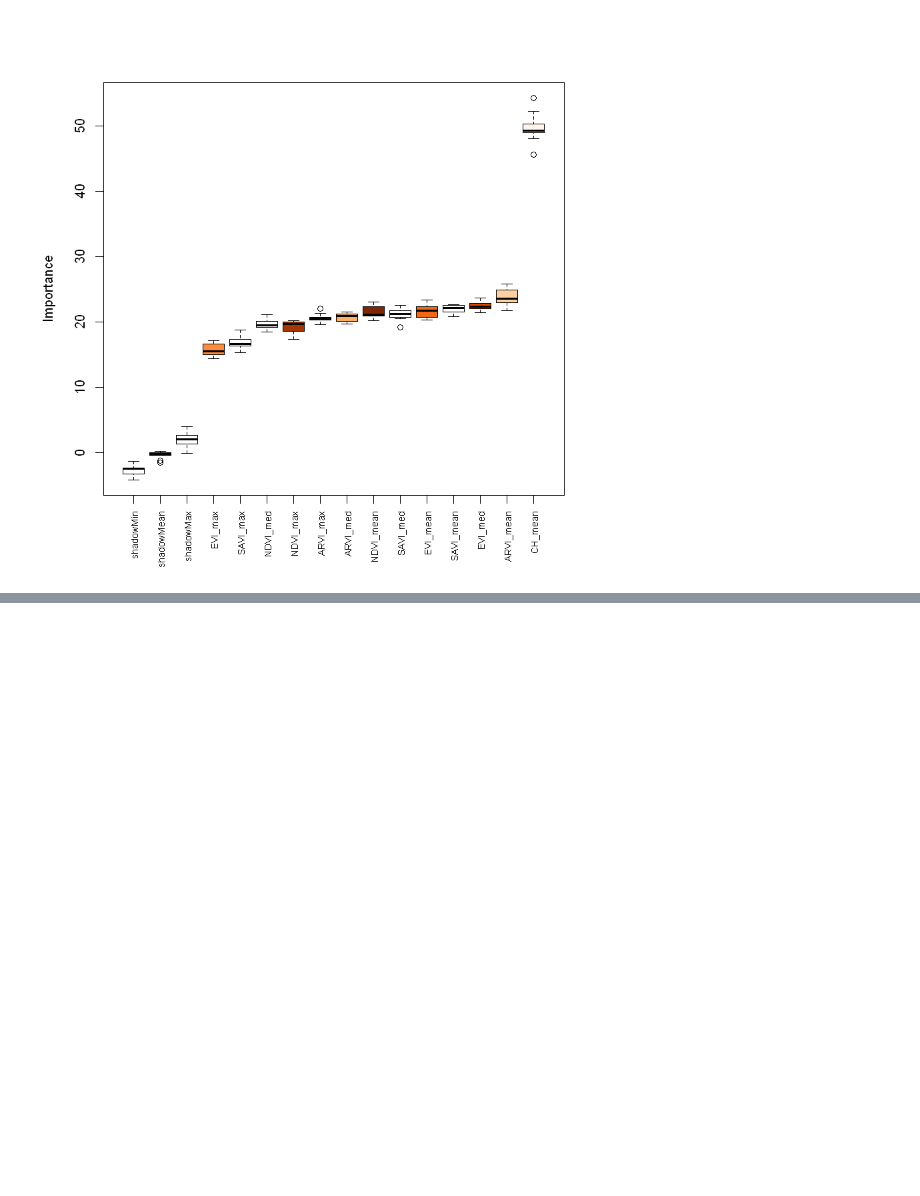
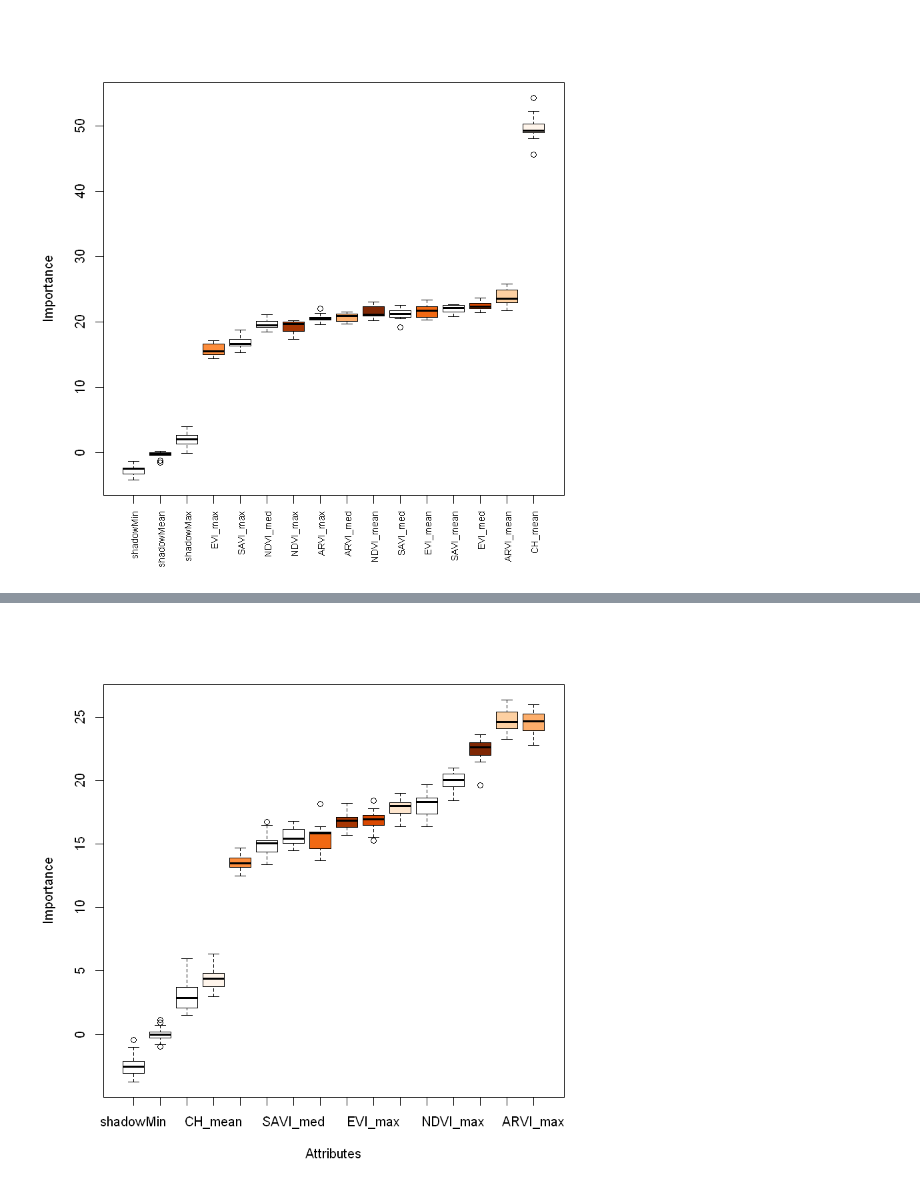
Before and after one commit to kh-bh/EarthScienceSVSM, a Jupyter notebook: EDA Analysis Folder/Important Variables (R).ipynb, the cells around one changed output, grey strips where cells are left out. Saved outputs shown, nothing was run; the diff lists cells and outputs as text; code cells hidden in the pictures; blank space fills up the shorter version.

Commit message:
Important Variables (JORN 2017)

```diff
--- a/EDA Analysis Folder/Important Variables (R).ipynb
+++ b/EDA Analysis Folder/Important Variables (R).ipynb
@@ -273,3 +194,10 @@ axis(side = 1,las=2,labels = names(Labels),
 at = 1:ncol(boruta2$ImpHistory), cex.axis = 0.7)
 # %% [output]
 [figure]
+# %%
+data5 <- read.csv("JORN17_dataset_v1.csv")
+# %%
+data5$Veg_class = as.factor(data5$Veg_class)
+data6 <- na.omit(data5)
+traindata3 = subset(data6, select = -c(OID_,Id,gridcode,Shape_Length,Shape_Area))
+str(traindata3)
@@ -275,0 +220,4 @@ at = 1:ncol(boruta2$ImpHistory), cex.axis = 0.7)
+# %%
+set.seed(100)
+boruta3 <- Boruta(Veg_class~., data = traindata3, doTrace = 2)
+boruta3
@@ -275,0 +246,4 @@ at = 1:ncol(boruta2$ImpHistory), cex.axis = 0.7)
+# %%
+plot(boruta3, col = brewer.pal(9, "Oranges"))
+# %% [output]
+[figure, added]
```
Also changed, not shown: parts of 21 cells of this notebook, 1 other file.
